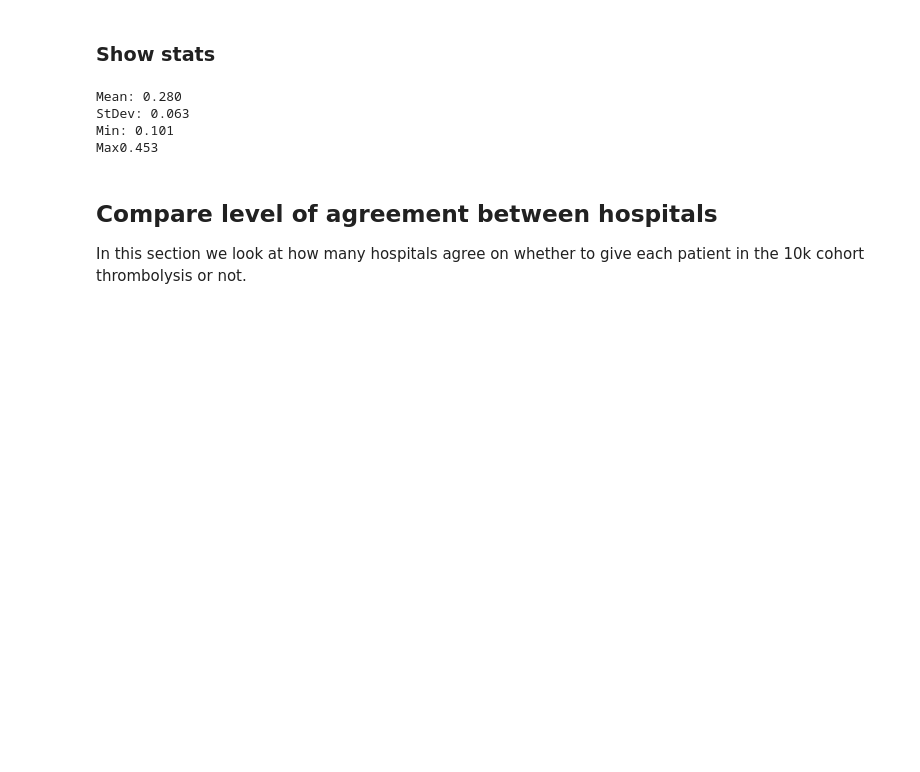
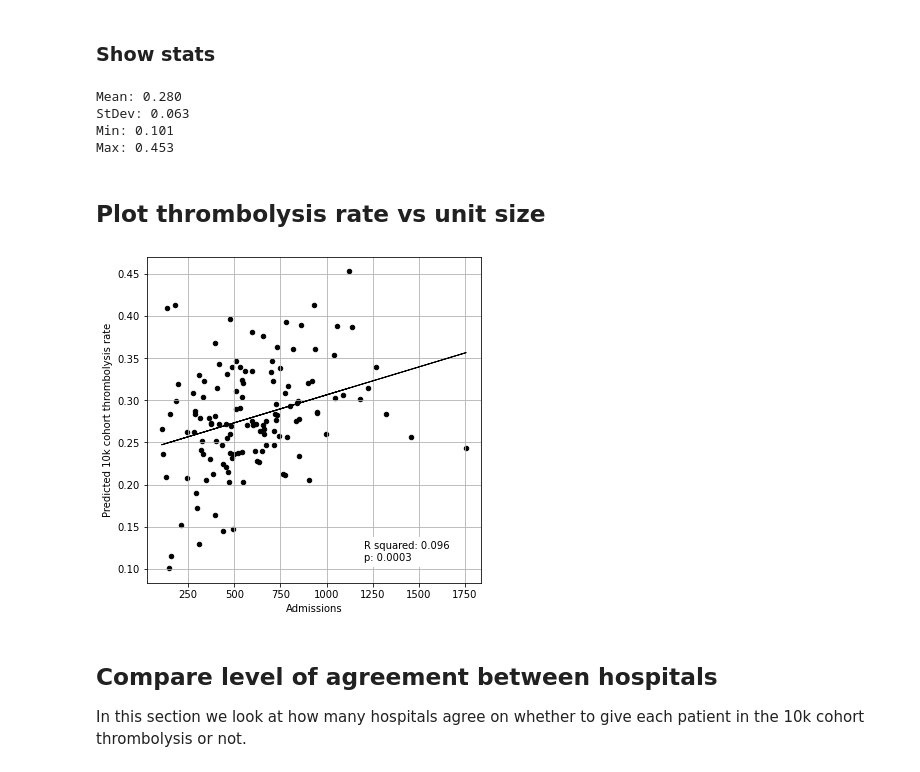
Before and after one commit to samuel-book/samuel_shap_paper_1, a Jupyter notebook: xgb_10_features/04_compare_10k_cohort_key_features.ipynb, the cells around one changed output. Cells and saved outputs as stored; diff of their text form; code cells hidden in the pictures; blank space fills up the shorter version.

Commit message:
Edit comments and code. Add in code to extract values for summary

```diff
--- a/xgb_10_features/04_compare_10k_cohort_key_features.ipynb
+++ b/xgb_10_features/04_compare_10k_cohort_key_features.ipynb
@@ -134,3 +129,8 @@ test.rename(columns=dict_feature_name, inplace=True)
+# %%
+df_admissions = (
+    pd.DataFrame(index=np.unique(train["Stroke team"], return_counts=True)[0]))
+df_admissions[f"Admissions"] = (
+    np.unique(train["Stroke team"], return_counts=True)[1])
 # %% [markdown]
 ## Edit data
 Divide into X (features) and y (labels)
@@ -281,12 +281,47 @@ maximum = np.max(thrombolysis_by_hosp['Thrombolysis rate'])
 print (f'Mean: {mean:0.3f}')
 print (f'StDev: {stdev:0.3f}')
 print (f'Min: {minimum:0.3f}')
-print (f'Max{maximum:0.3f}')
+print (f'Max: {maximum:0.3f}')
 # %% [output]
 Mean: 0.280
 StDev: 0.063
 Min: 0.101
-Max0.453
+Max: 0.453
+# %% [markdown]
+## Plot thrombolysis rate vs unit size
+# %%
+# Join dataframes together (on index)
+thrombolysis_by_hosp = thrombolysis_by_hosp.join(df_admissions["Admissions"])
+
+# Setup data for chart
+
+x = np.array(thrombolysis_by_hosp['Admissions']).reshape(-1, 1)
+y = np.array(thrombolysis_by_hosp['Thrombolysis rate']).reshape(-1, 1)
+
+# Fit a regression line to the points
+slope, intercept, r_value, p_value, std_err = \
+    stats.linregress(x.flatten(),y.flatten())
+r_square = r_value ** 2
+y_pred = intercept + (x * slope)
+
+# Create scatter plot with regression line
+fig = plt.figure(figsize=(6,6))
+ax1 = fig.add_subplot(111)
+ax1.scatter(x, y, color='black', marker='o', s=20)
+plt.plot (x, y_pred, color = 'black', linewidth=1)
+text = f'R squared: {r_square:.3f}\np: {p_value:0.4f}'
+ax1.text(1200, 0.11, text,
+         bbox=dict(facecolor='white', edgecolor='white'))
+ax1.set_xlabel('Admissions')
+ax1.set_ylabel('Predicted 10k cohort thrombolysis rate')
+plt.grid()
+plt.savefig(
+    f'./output/{notebook}_{model_text}_hospital_size_10k_thrombolysis.jpg',
+    dpi=300)
+
+plt.show()
+# %% [output]
+[figure, added]
 # %% [markdown]
 ## Compare level of agreement between hospitals
 
```
Also changed, not shown: parts of 2 cells of this notebook, 1 other file.
